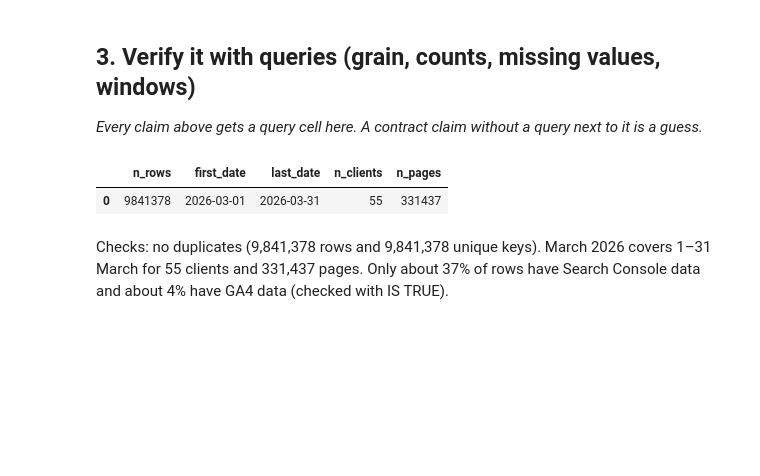
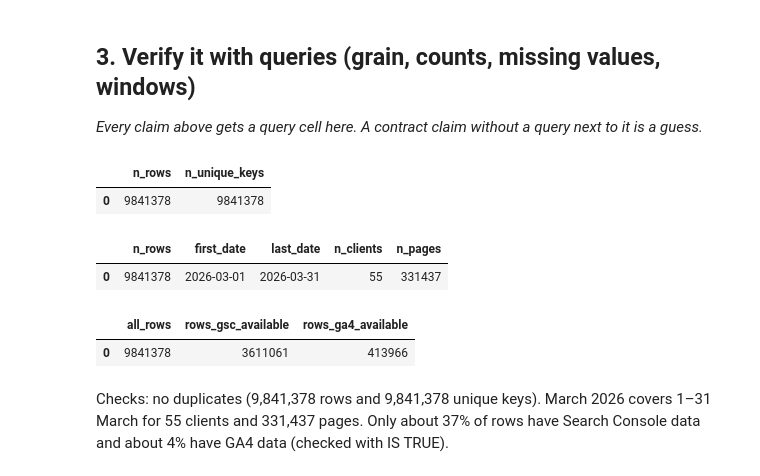
Before and after one commit to iankitthakur/flyrank-ml-internship, a Jupyter notebook: work/notebooks/w03_data_contract.ipynb, the cells around one changed output. Drawn from its saved outputs; the diff is of its cells as text; code cells hidden in the pictures; blank space fills up the shorter version.

```diff
--- a/work/notebooks/w03_data_contract.ipynb
+++ b/work/notebooks/w03_data_contract.ipynb
@@ -108,6 +85,16 @@ march view ready
 # %%
 # This cell is for CODE (numbers, a query, a check).
 # Write your text answer in the cell ABOVE this one — typing sentences here breaks Run All.
+# %%
+con.sql("""
+SELECT
+  COUNT(*) AS n_rows,
+  (SELECT COUNT(*) FROM (SELECT DISTINCT report_date, client_hash_id, content_hash_id FROM march)) AS n_unique_keys
+FROM march
+""").df()
+# %% [output]
+|  | n_rows | n_unique_keys |
+| 0 | 9841378 | 9841378 |
 # %%
 con.sql("""
 SELECT
@@ -121,6 +108,17 @@ FROM march
 # %% [output]
 |  | n_rows | first_date | last_date | n_clients | n_pages |
 | 0 | 9841378 | 2026-03-01 | 2026-03-31 | 55 | 331437 |
+# %%
+con.sql("""
+SELECT
+  COUNT(*) AS all_rows,
+  COUNT(*) FILTER (WHERE gsc_data_available IS TRUE) AS rows_gsc_available,
+  COUNT(*) FILTER (WHERE ga4_data_available IS TRUE) AS rows_ga4_available
+FROM march
+""").df()
+# %% [output]
+|  | all_rows | rows_gsc_available | rows_ga4_available |
+| 0 | 9841378 | 3611061 | 413966 |
 # %% [markdown]
 Checks: no duplicates (9,841,378 rows and 9,841,378 unique keys). March 2026 covers 1–31 March for 55 clients and 331,437 pages. Only about 37% of rows have Search Console data and about 4% have GA4 data (checked with IS TRUE).
 # %%
```
Also changed, not shown: parts of 5 cells of this notebook.
